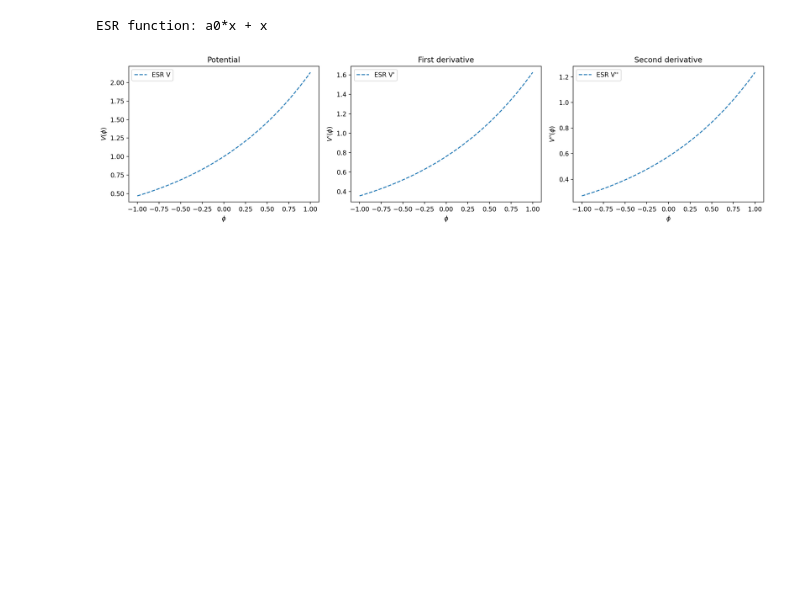
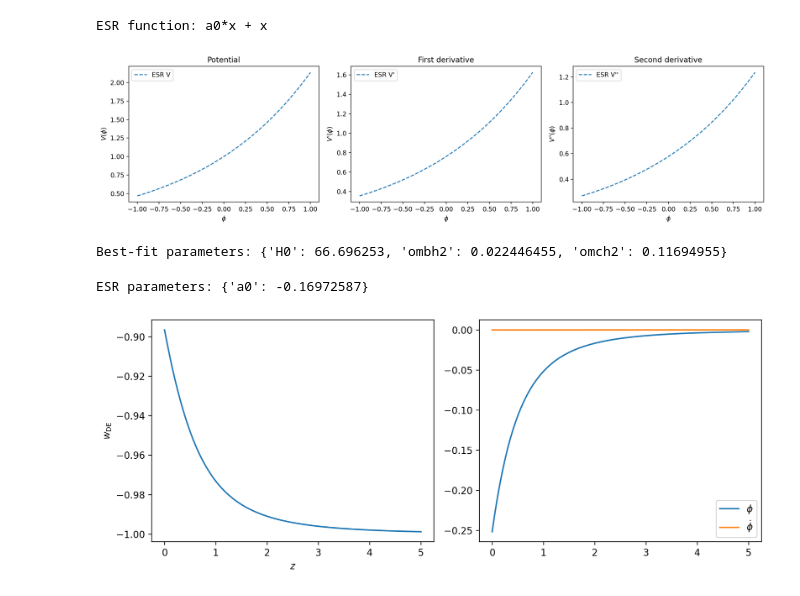
Before and after one commit to gborghetto/ESR_DE, a Jupyter notebook: Plot_ESR_CAMB_results.ipynb, the cells around one changed output. Saved outputs shown, nothing was run; the diff lists cells and outputs as text; code cells hidden in the pictures; blank space fills up the shorter version.

```diff
--- a/Plot_ESR_CAMB_results.ipynb
+++ b/Plot_ESR_CAMB_results.ipynb
@@ -101,3 +102,62 @@ plt.tight_layout()
 plt.show()
 # %% [output]
 [figure]
+# %%
+# Plot cosmology for the best-fit parameters
+import pandas as pd
+
+# best fit file
+bestfit_file = chain_root + '.minimum.txt'
+# --- Load the numerical results ---
+data = pd.read_csv(bestfit_file, sep=r'\s+', comment='#',
+                    header=None, engine='python')
+with open(bestfit_file, 'r') as f:
+                    header_line = f.readline().strip()
+                    column_names = header_line.replace('#', '').strip().split()
+data.columns = column_names
+# print(column_names)
+
+param_vals = data.iloc[0].to_dict()
+cosmo_params = ['H0', 'ombh2', 'omch2']
+cosmo_dict = {k: param_vals[k] for k in cosmo_params}
+print('Best-fit parameters:', cosmo_dict)
+# %% [output]
+Best-fit parameters: {'H0': 66.696253, 'ombh2': 0.022446455, 'omch2': 0.11694955}
+# %%
+esr_params = [param_vals[name] for name in esr_param_names]
+print('ESR parameters:', dict(zip(esr_param_names, esr_params)))
+potential_dict = create_potential_table(esr_function_template,
+                                        esr_param_symbols,
+                                        esr_params, phi_vals)
+phi_train = potential_dict['phi_train']
+V_train = potential_dict['V_train']
+dV_train = potential_dict['dV_train']
+ddV_train = potential_dict['ddV_train']
+
+pars = camb.set_params(**cosmo_dict,
+    dark_energy_model='QuintessenceInterp', V_train=V_train,
+    dV_train=dV_train, ddV_train=ddV_train, phi_train=phi_train)
+
+# 3. Perform the CAMB calculation
+results = camb.get_background(pars)
+# %% [output]
+ESR parameters: {'a0': -0.16972587}
+# %%
+# plot DE eos
+z_arr = np.linspace(0, 5, 100)
+_, wde = np.array(results.get_dark_energy_rho_w(1/(1+z_arr)))
+
+phi, phidot = results.get_dark_energy_phi_phidot(1/(1+z_arr))
+
+fig, ax = plt.subplots(1,2,figsize=(10,4)   )
+ax[0].plot(z_arr, wde)
+ax[0].set_xlabel(r'$z$')
+ax[0].set_ylabel(r'$w_{\mathrm{DE}}$')
+
+ax[1].plot(z_arr, phi, label=r'$\phi$')
+ax[1].plot(z_arr, phidot, label=r'$\dot{\phi}$')
+ax[1].legend()
+
+plt.tight_layout()
+# %% [output]
+[figure, added]
```
Also changed, not shown: parts of 2 cells of this notebook.
